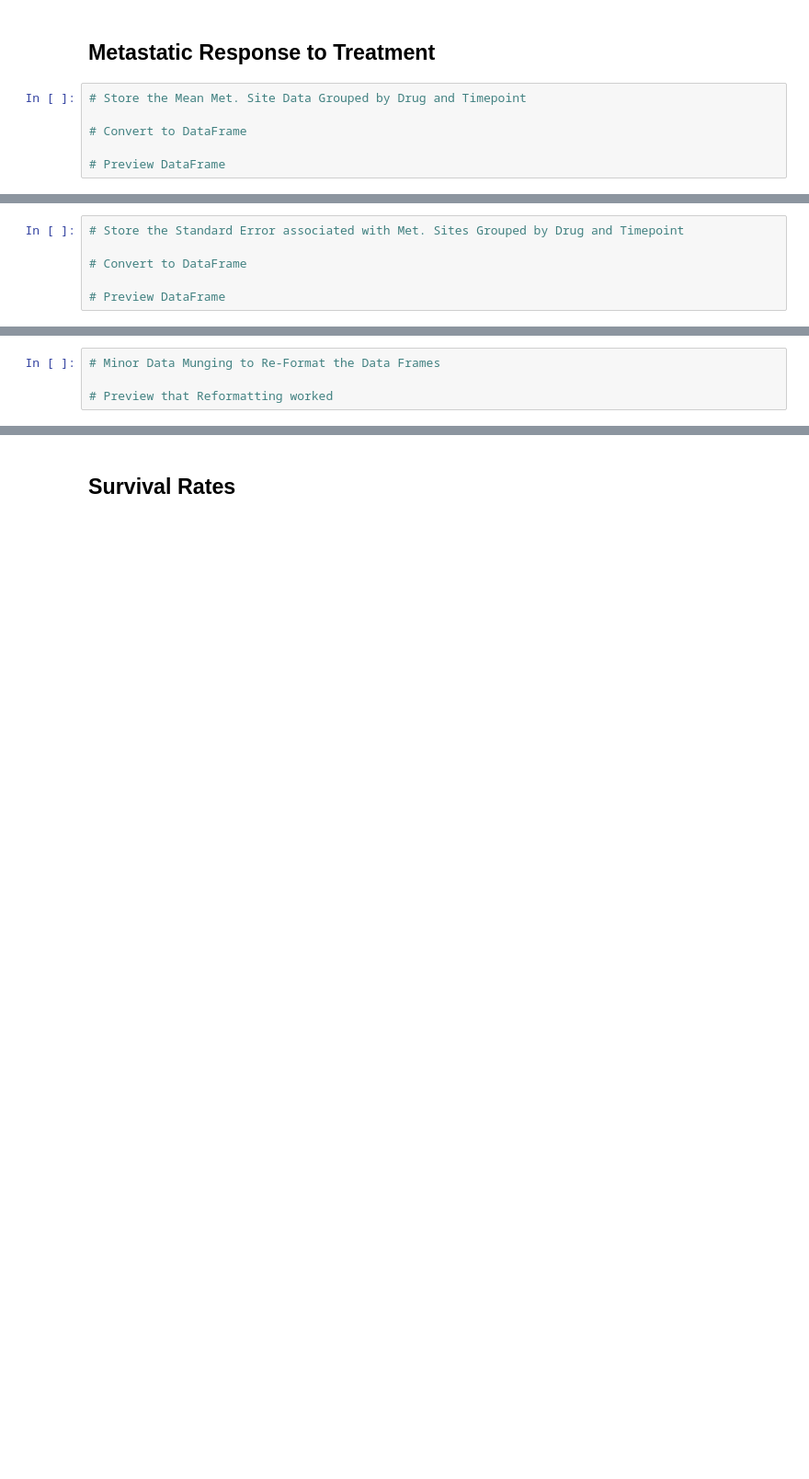
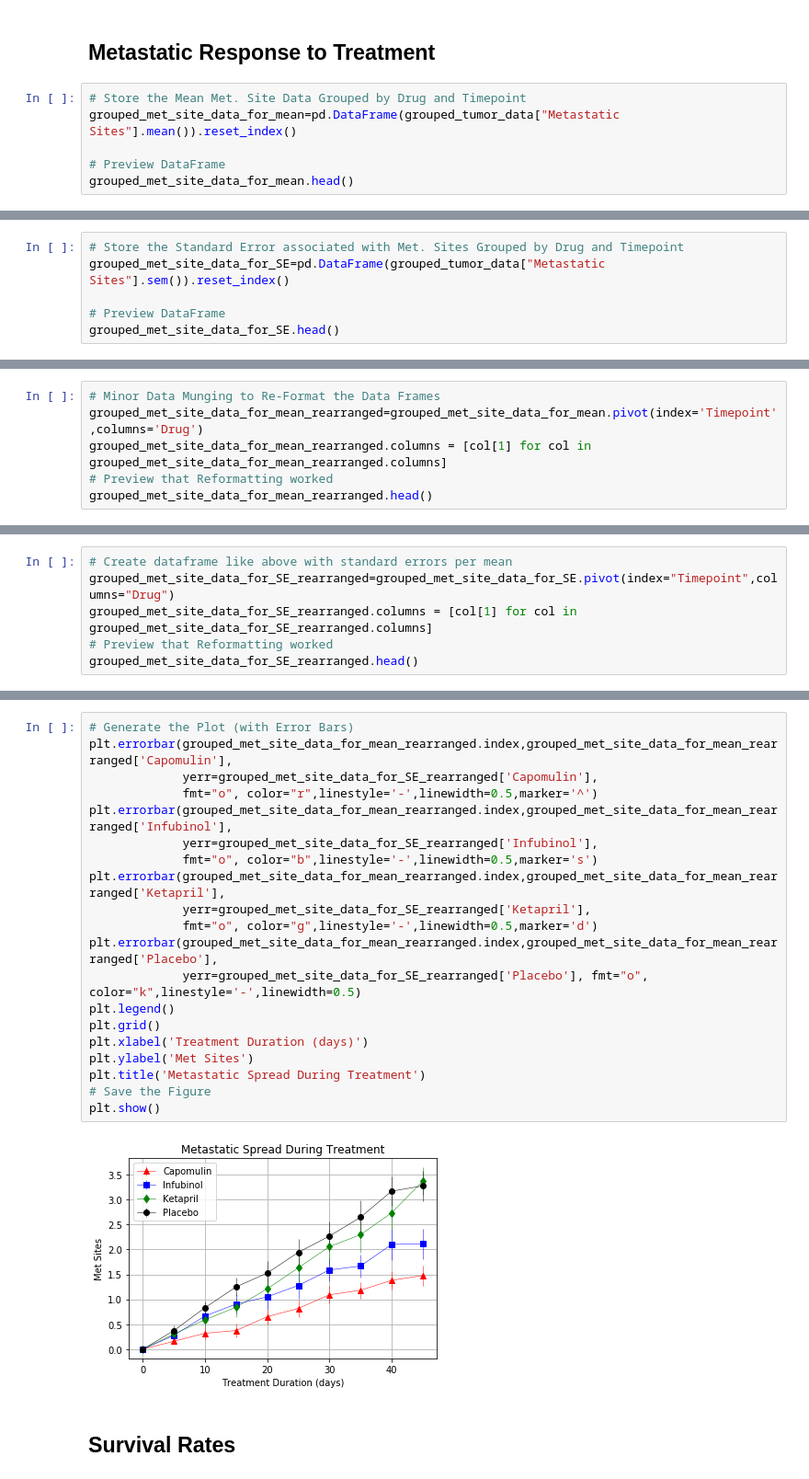
Before and after one commit to ppmayer/HW5_Matplotlib, a Jupyter notebook: Pymaceuticals/pymaceuticals_starter.ipynb, the cells around one changed output, grey strips where cells are left out. Shown at 92% size. Drawn from its saved outputs; the diff is of its cells as text; blank space fills up the shorter version.

```diff
--- a/Pymaceuticals/pymaceuticals_starter.ipynb
+++ b/Pymaceuticals/pymaceuticals_starter.ipynb
@@ -151,7 +200,7 @@ plt.show()
 ## Metastatic Response to Treatment
 # %%
 # Store the Mean Met. Site Data Grouped by Drug and Timepoint
-
-# Convert to DataFrame
+grouped_met_site_data_for_mean=pd.DataFrame(grouped_tumor_data["Metastatic Sites"].mean()).reset_index()
 
 # Preview DataFrame
+grouped_met_site_data_for_mean.head()
@@ -167,6 +214,6 @@ plt.show()
 # %%
 # Store the Standard Error associated with Met. Sites Grouped by Drug and Timepoint
-
-# Convert to DataFrame
+grouped_met_site_data_for_SE=pd.DataFrame(grouped_tumor_data["Metastatic Sites"].sem()).reset_index()
 
 # Preview DataFrame
+grouped_met_site_data_for_SE.head()
@@ -182,4 +227,6 @@ plt.show()
 # %%
 # Minor Data Munging to Re-Format the Data Frames
-
+grouped_met_site_data_for_mean_rearranged=grouped_met_site_data_for_mean.pivot(index='Timepoint',columns='Drug')
+grouped_met_site_data_for_mean_rearranged.columns = [col[1] for col in grouped_met_site_data_for_mean_rearranged.columns]
 # Preview that Reformatting worked
+grouped_met_site_data_for_mean_rearranged.head()
@@ -203,0 +241,6 @@ plt.show()
+# %%
+# Create dataframe like above with standard errors per mean
+grouped_met_site_data_for_SE_rearranged=grouped_met_site_data_for_SE.pivot(index="Timepoint",columns="Drug")
+grouped_met_site_data_for_SE_rearranged.columns = [col[1] for col in grouped_met_site_data_for_SE_rearranged.columns]
+# Preview that Reformatting worked
+grouped_met_site_data_for_SE_rearranged.head()
@@ -204,3 +255,25 @@ plt.show()
+# %%
+# Generate the Plot (with Error Bars)
+plt.errorbar(grouped_met_site_data_for_mean_rearranged.index,grouped_met_site_data_for_mean_rearranged['Capomulin'],
+             yerr=grouped_met_site_data_for_SE_rearranged['Capomulin'],
+             fmt="o", color="r",linestyle='-',linewidth=0.5,marker='^')
+plt.errorbar(grouped_met_site_data_for_mean_rearranged.index,grouped_met_site_data_for_mean_rearranged['Infubinol'],
+             yerr=grouped_met_site_data_for_SE_rearranged['Infubinol'],
+             fmt="o", color="b",linestyle='-',linewidth=0.5,marker='s')
+plt.errorbar(grouped_met_site_data_for_mean_rearranged.index,grouped_met_site_data_for_mean_rearranged['Ketapril'],
+             yerr=grouped_met_site_data_for_SE_rearranged['Ketapril'],
+             fmt="o", color="g",linestyle='-',linewidth=0.5,marker='d')
+plt.errorbar(grouped_met_site_data_for_mean_rearranged.index,grouped_met_site_data_for_mean_rearranged['Placebo'],
+             yerr=grouped_met_site_data_for_SE_rearranged['Placebo'], fmt="o", color="k",linestyle='-',linewidth=0.5)
+plt.legend()
+plt.grid()
+plt.xlabel('Treatment Duration (days)')
+plt.ylabel('Met Sites')
+plt.title('Metastatic Spread During Treatment')
+# Save the Figure
+plt.show()
+# %% [output]
+[figure, added]
 # %% [markdown]
 ## Survival Rates
 # %%
```
Also changed, not shown: parts of 19 cells of this notebook.
